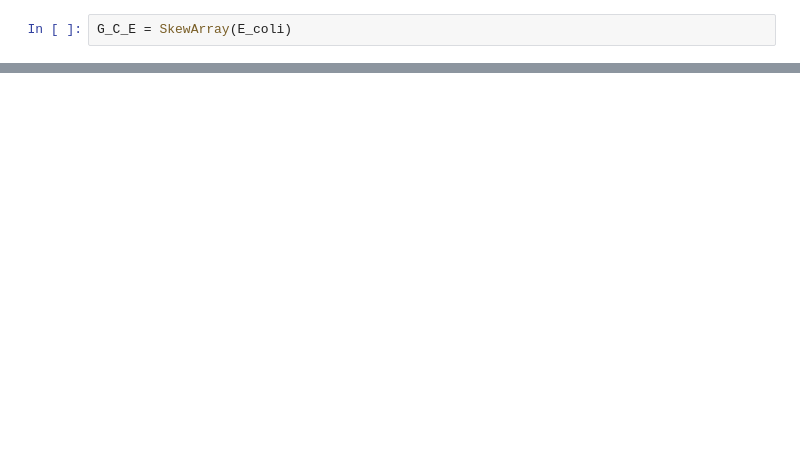
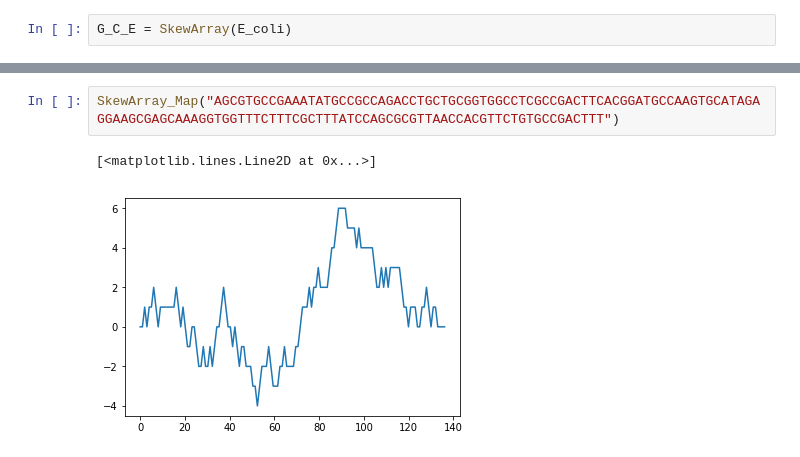
Before and after one commit to zerostwo/python, a Jupyter notebook: Bioinfo/Where_in_the_Genome_Does_Replication_Begin?(Part2).ipynb, the cells around one changed output, grey strips where cells are left out. Saved outputs shown, nothing was run; the diff lists cells and outputs as text; blank space fills up the shorter version.

```diff
--- a/Bioinfo/Where_in_the_Genome_Does_Replication_Begin?(Part2).ipynb
+++ b/Bioinfo/Where_in_the_Genome_Does_Replication_Begin?(Part2).ipynb
@@ -111,0 +136,5 @@ print(SkewArray("AGCGTGCCGAAATATGCCGCCAGACCTGCTGCGGTGGCCTCGCCGACTTCACGGATGCCAAGT
+# %%
+SkewArray_Map("AGCGTGCCGAAATATGCCGCCAGACCTGCTGCGGTGGCCTCGCCGACTTCACGGATGCCAAGTGCATAGAGGAAGCGAGCAAAGGTGGTTTCTTTCGCTTTATCCAGCGCGTTAACCACGTTCTGTGCCGACTTT")
+# %% [output]
+[<matplotlib.lines.Line2D at 0x...>]
+[figure, added]
```
Also changed, not shown: parts of 13 cells of this notebook, 1 other file.
